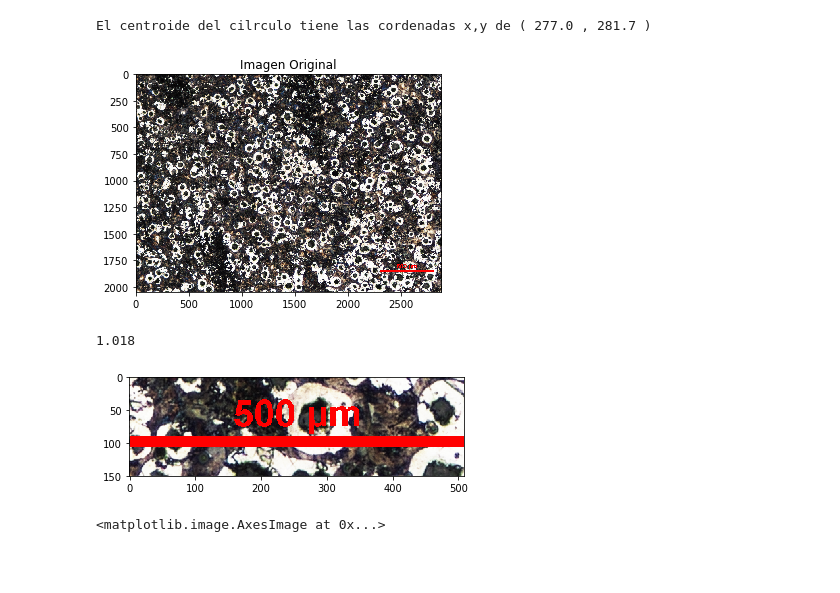
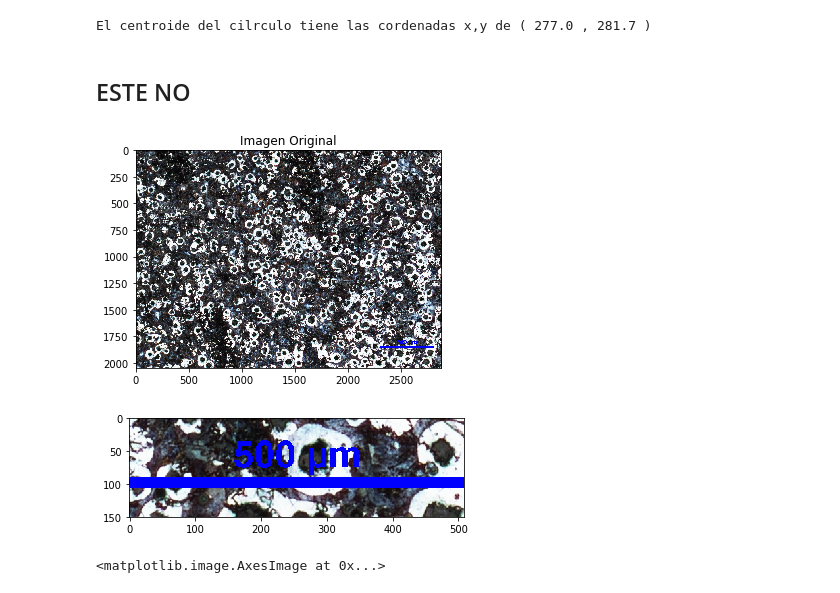
Before and after one commit to AlejandroAlayonS/Herramientas-Computacionales-IMEC3602, a Jupyter notebook: Taller 5/Taller 5.ipynb, the cells around one changed output. Drawn from its saved outputs; the diff is of its cells as text; code cells hidden in the pictures; blank space fills up the shorter version.

```diff
--- a/Taller 5/Taller 5.ipynb
+++ b/Taller 5/Taller 5.ipynb
@@ -71,13 +71,16 @@ plt.show()
 print("El centroide del cilrculo tiene las cordenadas x,y de (", mean(centrox),",", np.round(mean(centroy),1),")" )
 # %% [output]
 El centroide del cilrculo tiene las cordenadas x,y de ( 277.0 , 281.7 )
+# %% [markdown]
+## ESTE NO
 # %%
-gran = pylab.imread("FeNod_50X_L.tif")
+import cv2
+gran = cv2.imread("FeNod_50X_L.tif")
 #print imagen
 pylab.imshow(gran, cmap = cm.Greys_r);
 plt.title('Imagen Original', fontsize=12);
 # %% [output]
-[figure, old version]
+[figure, new version]
 # %%
 lenmin=2295
 lenmax=2804
@@ -85,8 +88,7 @@ crop_face = gran[1750:1900,lenmin:lenmax, :]
 plt.imshow(crop_face)
 pxlsz=(lenmax-lenmin)/500 #Tamaño en micras de cada pixel
 # %% [output]
-1.018
-[figure, old version]
+[figure, new version]
 # %%
 import cv2
 
```
Also changed, not shown: parts of 8 cells of this notebook, 2 other files.
